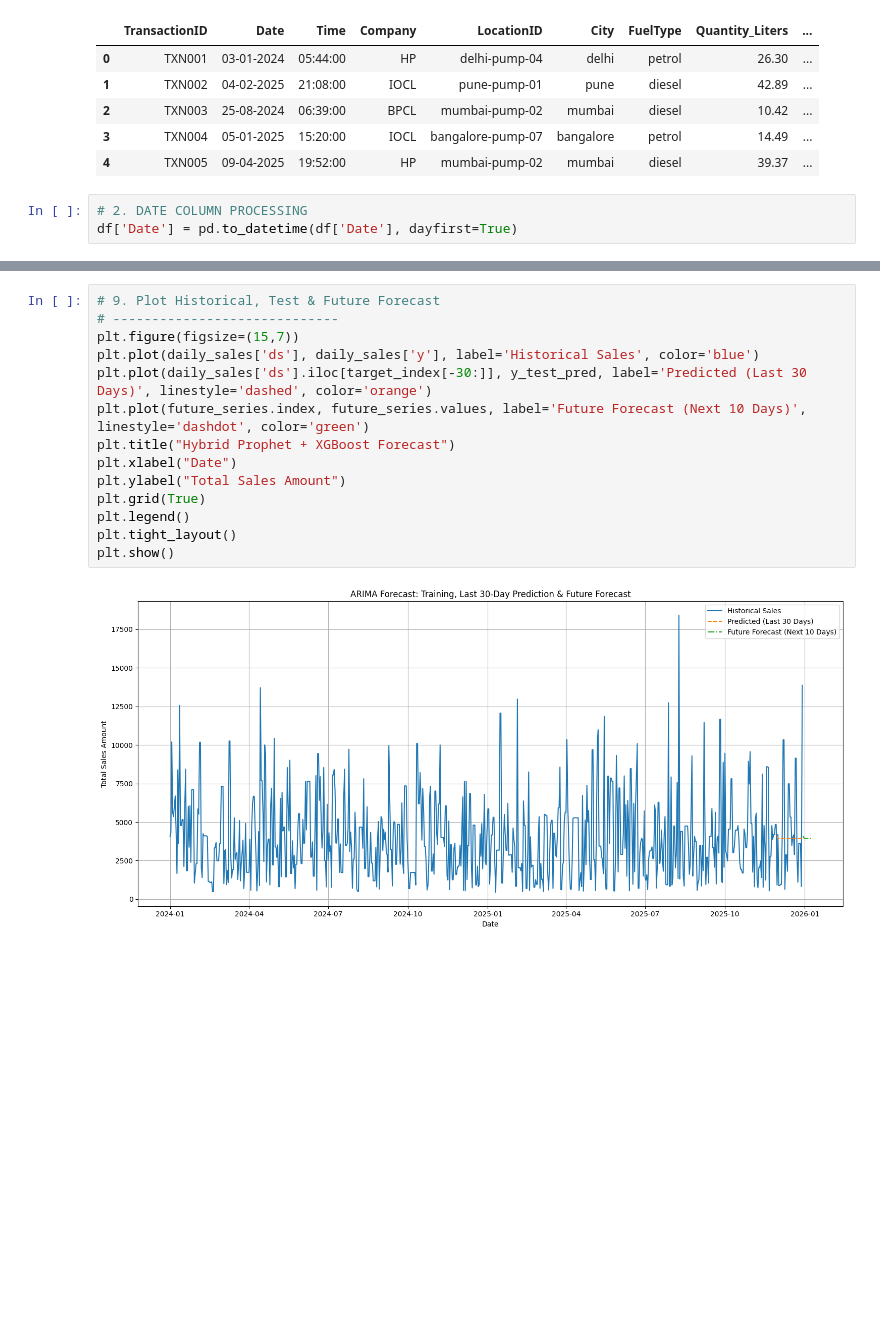
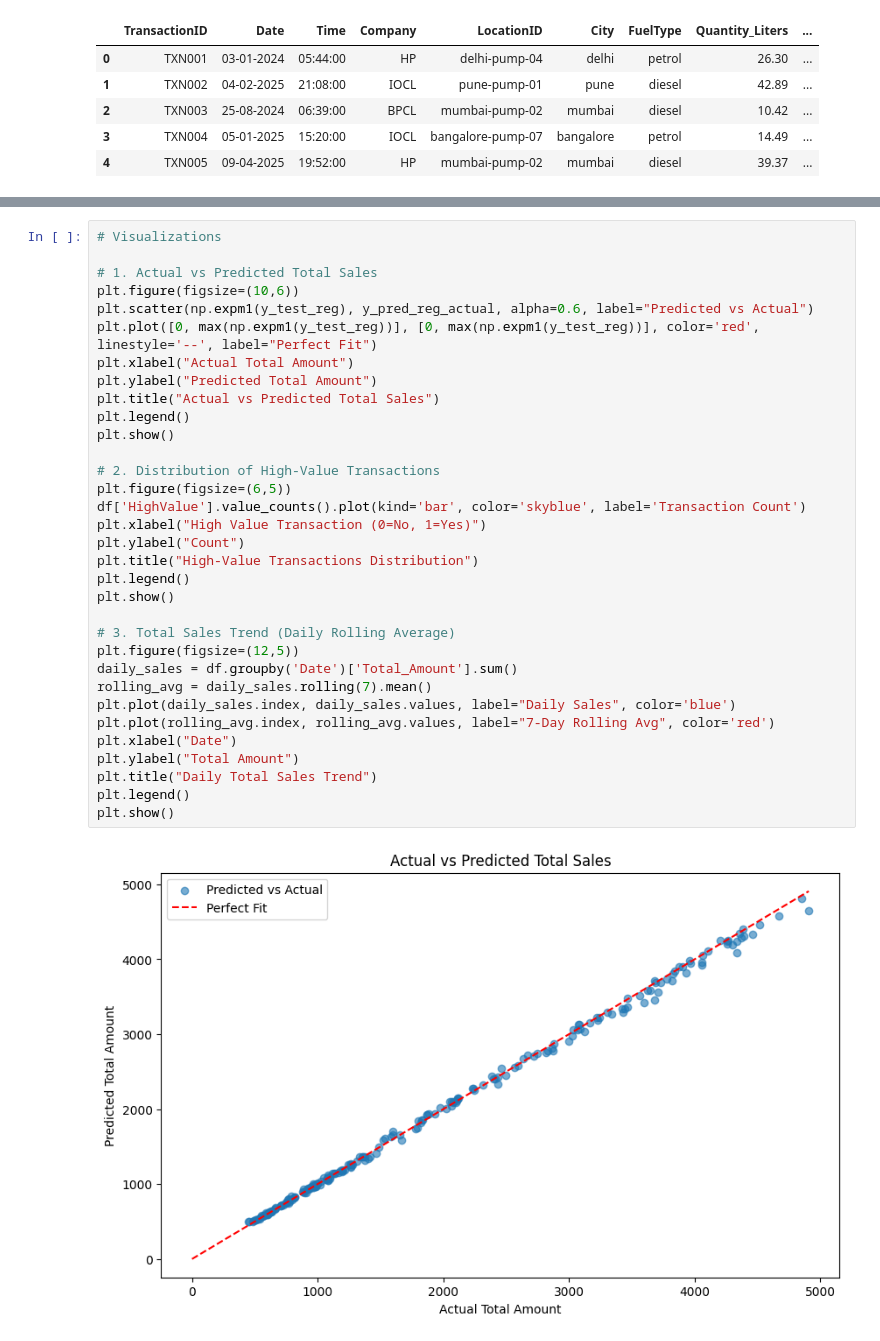
Before and after one commit to Keerthishwarandk/DAprojects, a Jupyter notebook: DA-Methods/Predictive/Preditive.ipynb, the cells around one changed output, grey strips where cells are left out. Drawn from its saved outputs; the diff is of its cells as text; blank space fills up the shorter version.

Commit message:
done predictions usng xgboost

```diff
--- a/DA-Methods/Predictive/Preditive.ipynb
+++ b/DA-Methods/Predictive/Preditive.ipynb
@@ -18,6 +19,3 @@ df.head()
 | 2 | TXN003 | 25-08-2024 | 06:39:00 | BPCL | mumbai-pump-02 | mumbai | diesel | 10.42 | ... |
 | 3 | TXN004 | 05-01-2025 | 15:20:00 | IOCL | bangalore-pump-07 | bangalore | petrol | 14.49 | ... |
 | 4 | TXN005 | 09-04-2025 | 19:52:00 | HP | mumbai-pump-02 | mumbai | diesel | 39.37 | ... |
-# %%
-# 2. DATE COLUMN PROCESSING
-df['Date'] = pd.to_datetime(df['Date'], dayfirst=True)
@@ -176,16 +106,35 @@ Freq: D, dtype: float64
-# %%
-# 9. Plot Historical, Test & Future Forecast
-# -----------------------------
-plt.figure(figsize=(15,7))
-plt.plot(daily_sales['ds'], daily_sales['y'], label='Historical Sales', color='blue')
-plt.plot(daily_sales['ds'].iloc[target_index[-30:]], y_test_pred, label='Predicted (Last 30 Days)', linestyle='dashed', color='orange')
-plt.plot(future_series.index, future_series.values, label='Future Forecast (Next 10 Days)', linestyle='dashdot', color='green')
-plt.title("Hybrid Prophet + XGBoost Forecast")
-plt.xlabel("Date")
-plt.ylabel("Total Sales Amount")
-plt.grid(True)
-plt.legend()
-plt.tight_layout()
-plt.show()
-# %% [output]
-[figure, removed]
+# %%
+# Visualizations
+
+# 1. Actual vs Predicted Total Sales
+plt.figure(figsize=(10,6))
+plt.scatter(np.expm1(y_test_reg), y_pred_reg_actual, alpha=0.6, label="Predicted vs Actual")
+plt.plot([0, max(np.expm1(y_test_reg))], [0, max(np.expm1(y_test_reg))], color='red', linestyle='--', label="Perfect Fit")
+plt.xlabel("Actual Total Amount")
+plt.ylabel("Predicted Total Amount")
+plt.title("Actual vs Predicted Total Sales")
+plt.legend()
+plt.show()
+
+# 2. Distribution of High-Value Transactions
+plt.figure(figsize=(6,5))
+df['HighValue'].value_counts().plot(kind='bar', color='skyblue', label='Transaction Count')
+plt.xlabel("High Value Transaction (0=No, 1=Yes)")
+plt.ylabel("Count")
+plt.title("High-Value Transactions Distribution")
+plt.legend()
+plt.show()
+
+# 3. Total Sales Trend (Daily Rolling Average)
+plt.figure(figsize=(12,5))
+daily_sales = df.groupby('Date')['Total_Amount'].sum()
+rolling_avg = daily_sales.rolling(7).mean()
+plt.plot(daily_sales.index, daily_sales.values, label="Daily Sales", color='blue')
+plt.plot(rolling_avg.index, rolling_avg.values, label="7-Day Rolling Avg", color='red')
+plt.xlabel("Date")
+plt.ylabel("Total Amount")
+plt.title("Daily Total Sales Trend")
+plt.legend()
+plt.show()
+# %% [output]
+[figure, added]
```
Also changed, not shown: parts of 12 cells of this notebook, 1 other file.
